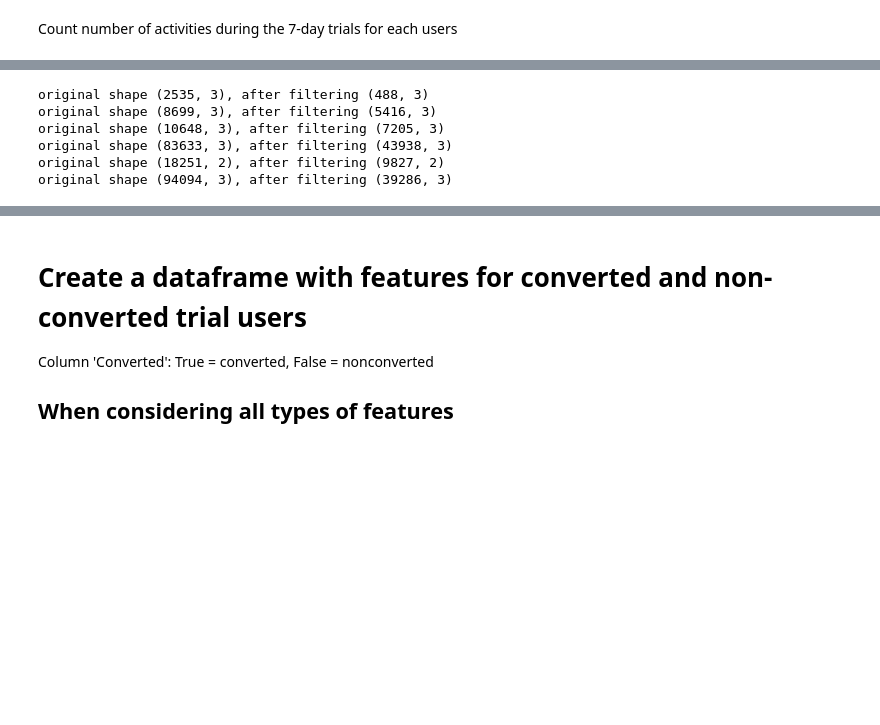
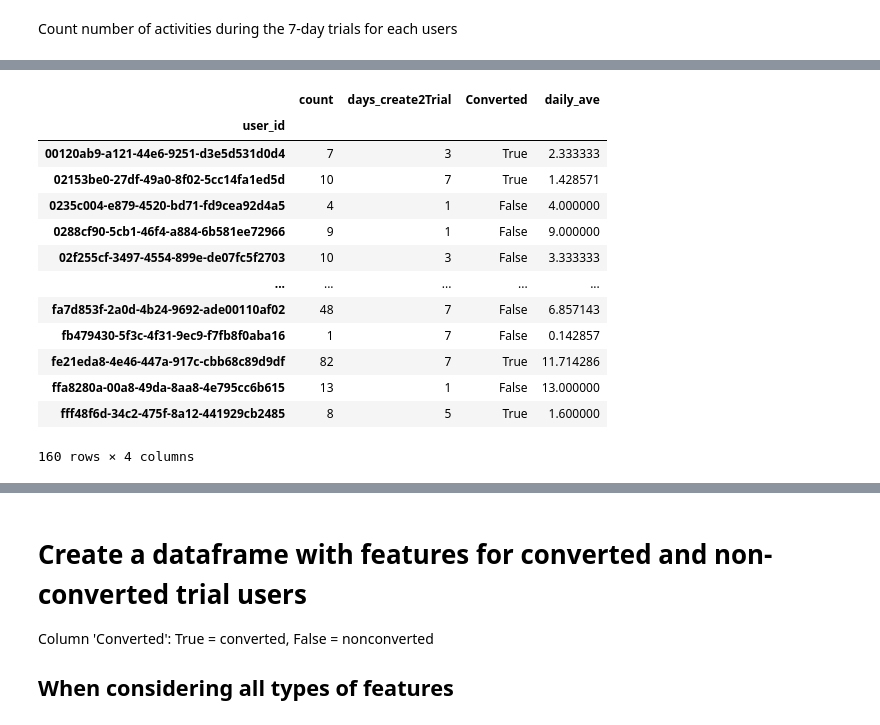
Before and after one commit to mpham93/Keep_Running, a Jupyter notebook: notebooks/Continuous_engagement_7dayTrial.ipynb, the cells around one changed output, grey strips where cells are left out. Drawn from its saved outputs; the diff is of its cells as text; code cells hidden in the pictures; blank space fills up the shorter version.

```diff
--- a/notebooks/Continuous_engagement_7dayTrial.ipynb
+++ b/notebooks/Continuous_engagement_7dayTrial.ipynb
@@ -148,13 +191,19 @@ CommunityMember[CommunityMember.user.isin(owner)].groupby(['membershipName'], dr
 Function
 # %%
-def filter_id_date (df, IDs=IDs, SubscriptionHistory=SubscriptionHistory, duration=6):
+def filter_id_date (df, IDs=IDs, SubscriptionHistory=SubscriptionHistory, duration=7, add=True):
     df_id = pd.DataFrame(columns = df.columns)
     for ID in IDs:
         trial_start = SubscriptionHistory[(SubscriptionHistory['user']==ID)&(SubscriptionHistory['event']=='subscription-free-trial')]['eventDate']
-        trial_end = trial_start + pd.DateOffset(days=duration)
-        trial_start = trial_start.values[0]
-        trial_end = trial_end.values[0]
-        selected_row = df[(df['user_id'] == ID)&(df['received_at']>=trial_start)&(df['received_at']<=trial_end)]
+        if add == True:
+            trial_end = trial_start + pd.DateOffset(days=duration)
+            trial_start = trial_start.values[0]
+            trial_end = trial_end.values[0]
+            selected_row = df[(df['user_id'] == ID)&(df['received_at']>=trial_start)&(df['received_at']<trial_end)]
+        elif add == False:
+            begin = trial_start - pd.DateOffset(days=duration)
+            trial_start = trial_start.values[0]
+            begin = begin.values[0]
+            selected_row = df[(df['user_id'] == ID)&(df['received_at']<trial_start)&(df['received_at']>=begin)]
         df_id = df_id.append(selected_row)
     print (f'original shape {df.shape}, after filtering {df_id.shape}')
     return df_id
@@ -176,0 +228,7 @@ original shape (1820641, 3), after filtering (94094, 3)
+# %%
+ActivityComplete_filter_b4Trial   = filter_id_date(ActivityComplete, add = False)
+SessionCompleted_filter_b4Trial   = filter_id_date(SessionCompleted, add = False)
+LibrarySelectedTab_filter_b4Trial = filter_id_date(LibrarySelectedTab, add = False)
+ScreenViewed_filter_b4Trial       = filter_id_date(ScreenViewed, add = False)
+AppForeground_filter_b4Trial      = filter_id_date(AppForeground, add = False)
+SessionViewed_filter_b4Trial      = filter_id_date(SessionViewed, add = False)
@@ -217,21 +289,15 @@ The number of times using the app on the 1st and 2nd day of trial
 # %%
-ActivityComplete_1st   = filter_id_date(ActivityComplete_filter, duration = 1)
-SessionCompleted_1st   = filter_id_date(SessionCompleted_filter, duration = 1)
-LibrarySelectedTab_1st = filter_id_date(LibrarySelectedTab_filter, duration = 1)
-ScreenViewed_1st      = filter_id_date(ScreenViewed_filter, duration = 1)
-AppForeground_1st      = filter_id_date(AppForeground_filter, duration = 1)
-SessionViewed_1st      = filter_id_date(SessionViewed_filter, duration = 1)
-
-ActivityComplete_cnt_1st   = ActivityComplete_1st.groupby(['user_id']).agg(['count'])
-SessionCompleted_cnt_1st   = SessionCompleted_1st.groupby(['user_id']).agg(['count'])
-LibrarySelectedTab_cnt_1st = LibrarySelectedTab_1st.groupby(['user_id']).agg(['count'])
-ScreenViewed_cnt_1st       = ScreenViewed_1st.groupby(['user_id']).agg(['count'])
-AppForeground_cnt_1st      = AppForeground_1st.groupby(['user_id']).agg(['count'])
-SessionViewed_cnt_1st      = SessionViewed_1st.groupby(['user_id']).agg(['count'])
+ActivityComplete_cnt_1st   = ActivityComplete_1st.groupby(['user_id']).agg(['count'])['received_at']
+SessionCompleted_cnt_1st   = SessionCompleted_1st.groupby(['user_id']).agg(['count'])['received_at']
+LibrarySelectedTab_cnt_1st = LibrarySelectedTab_1st.groupby(['user_id']).agg(['count'])['received_at']
+ScreenViewed_cnt_1st       = ScreenViewed_1st.groupby(['user_id']).agg(['count'])['received_at']
+AppForeground_cnt_1st      = AppForeground_1st.groupby(['user_id']).agg(['count'])['received_at']
+SessionViewed_cnt_1st      = SessionViewed_1st.groupby(['user_id']).agg(['count'])['received_at']
-# %% [output]
-original shape (2535, 3), after filtering (488, 3)
-original shape (8699, 3), after filtering (5416, 3)
-original shape (10648, 3), after filtering (7205, 3)
-original shape (83633, 3), after filtering (43938, 3)
-original shape (18251, 2), after filtering (9827, 2)
-original shape (94094, 3), after filtering (39286, 3)
+# %%
+# frequency
+ActivityComplete_cnt_b4Trial  = ActivityComplete_filter_b4Trial.groupby(['user_id']).agg(['count'])['received_at']
+SessionCompleted_cnt_b4Trial  = SessionCompleted_filter_b4Trial.groupby(['user_id']).agg(['count'])['received_at']
+LibrarySelectedTab_cnt_b4Trial= LibrarySelectedTab_filter_b4Trial.groupby(['user_id']).agg(['count'])['received_at']
+ScreenViewed_cnt_b4Trial      = ScreenViewed_filter_b4Trial.groupby(['user_id']).agg(['count'])['received_at']
+AppForeground_cnt_b4Trial     = AppForeground_filter_b4Trial.groupby(['user_id']).agg(['count'])['received_at']
+SessionViewed_cnt_b4Trial     = SessionViewed_filter_b4Trial.groupby(['user_id']).agg(['count'])['received_at']
@@ -237,0 +312,21 @@ original shape (94094, 3), after filtering (39286, 3)
+# %%
+m = SessionViewed_cnt_b4Trial.join(b4Trial_filter)
+m.loc[m[m['days_create2Trial']>7].index,'days_create2Trial'] = 7
+m['daily_ave'] = m['count']/m['days_create2Trial']
+# %%
+m
+# %% [output]
+|  | count | days_create2Trial | Converted | daily_ave |
+| user_id |  |  |  |  |
+| 00120ab9-a121-44e6-9251-d3e5d531d0d4 | 7 | 3 | True | 2.333333 |
+| 02153be0-27df-49a0-8f02-5cc14fa1ed5d | 10 | 7 | True | 1.428571 |
+| 0235c004-e879-4520-bd71-fd9cea92d4a5 | 4 | 1 | False | 4.000000 |
+| 0288cf90-5cb1-46f4-a884-6b581ee72966 | 9 | 1 | False | 9.000000 |
+| 02f255cf-3497-4554-899e-de07fc5f2703 | 10 | 3 | False | 3.333333 |
+| ... | ... | ... | ... | ... |
+| fa7d853f-2a0d-4b24-9692-ade00110af02 | 48 | 7 | False | 6.857143 |
+| fb479430-5f3c-4f31-9ec9-f7fb8f0aba16 | 1 | 7 | False | 0.142857 |
+| fe21eda8-4e46-447a-917c-cbb68c89d9df | 82 | 7 | True | 11.714286 |
+| ffa8280a-00a8-49da-8aa8-4e795cc6b615 | 13 | 1 | False | 13.000000 |
+| fff48f6d-34c2-475f-8a12-441929cb2485 | 8 | 5 | True | 1.600000 |
+160 rows × 4 columns
```
Also changed, not shown: parts of 20 cells of this notebook, 4 other files.
